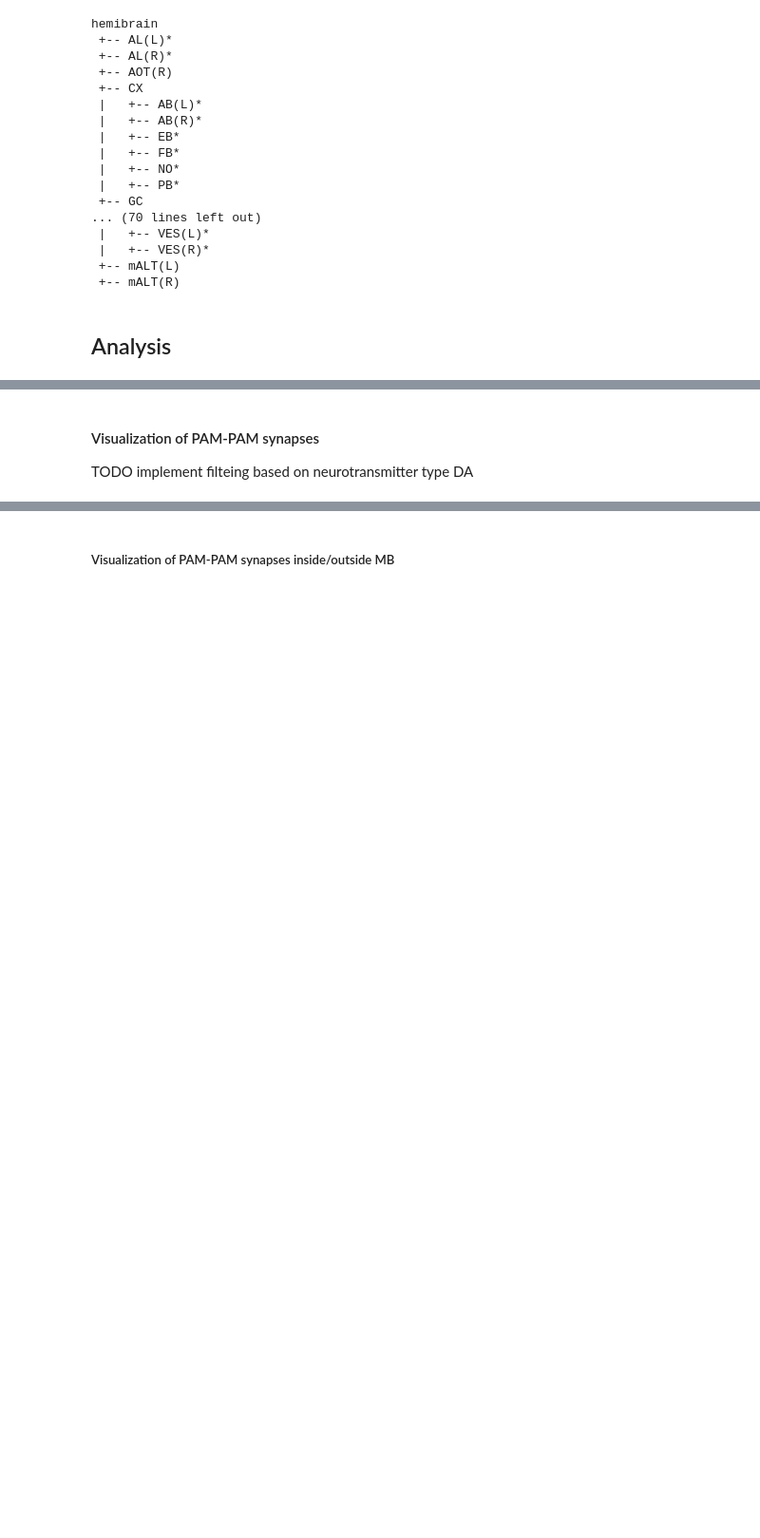
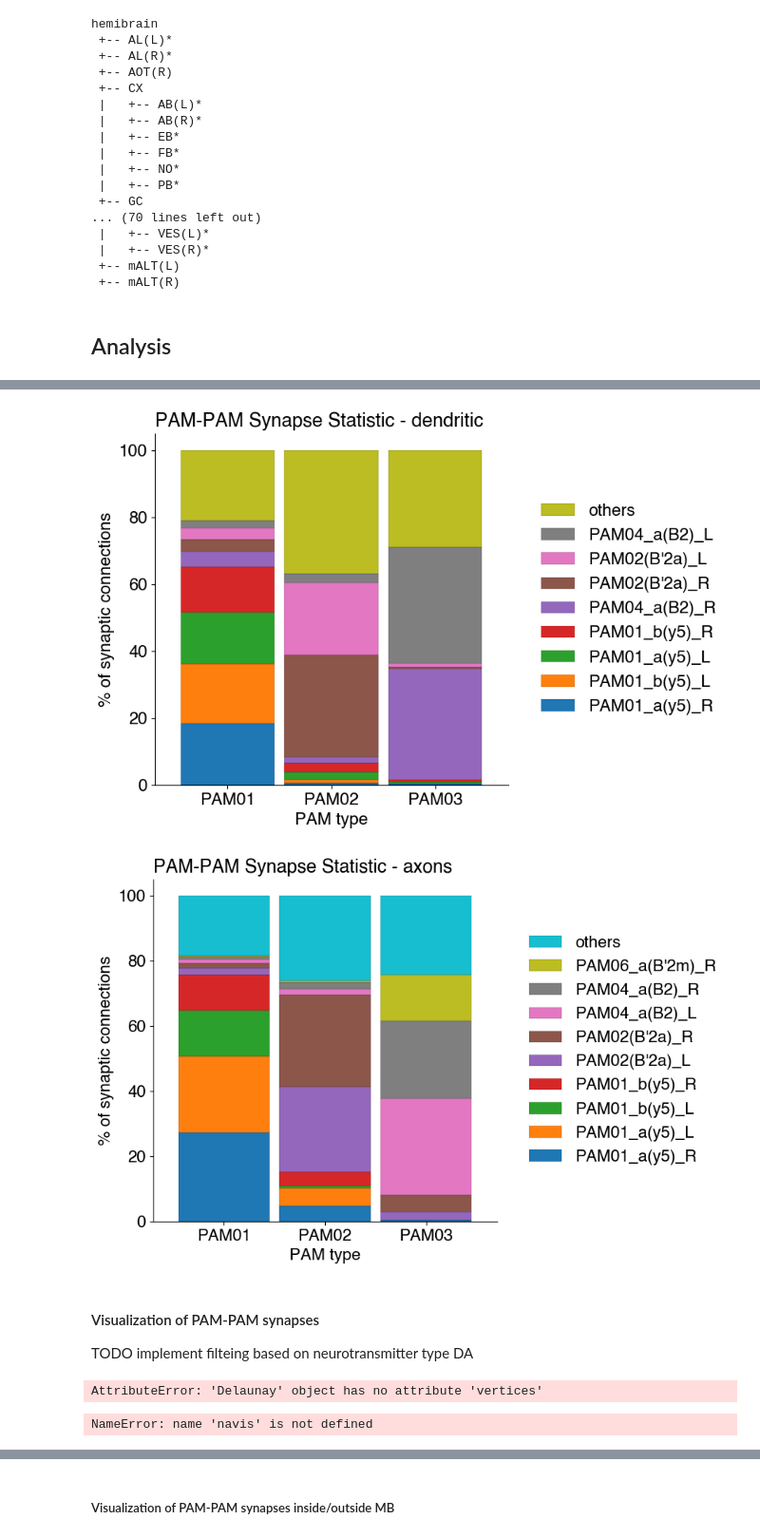
Before and after one commit to owaldlab/2024_DANModulation, a Jupyter notebook: analysis.ipynb, the cells around one changed output, grey strips where cells are left out. Shown at 95% size. Cells and saved outputs as stored; diff of their text form; code cells hidden in the pictures; blank space fills up the shorter version.

Commit message:
Added detailed analysis of synapse partners

```diff
--- a/analysis.ipynb
+++ b/analysis.ipynb
@@ -176,0 +323,28 @@ matrix.hvplot.heatmap(height=600, width=700, xaxis='top').opts(xrotation=60)
+# %%
+### extract weights of dendritic connections of all neuron types in array targets
+def extractUniquePartnerConnectionStrength(targets,type="pre", partnerType="type",connectionType = "dendrites", normalized = True, etc = True, etcTreshhold=0.03):
+    connectionsTable = pd.DataFrame()
+    for target in targets:
+        if connectionType == "dendrites":
+            connections = extractDendritesPerType(target)
+        if connectionType == "axons":
+            connections = extractAxonsPerType(target)
+        targetConnections = collapseConnections(connections, type=type, partnerType=partnerType)
+        targetConnections = targetConnections.rename(columns={'total_weight': target})
+        if connectionsTable.empty:
+            connectionsTable = targetConnections
+        else:
+            connectionsTable = connectionsTable.merge(targetConnections, on=partnerType+'_'+type, how='outer')
+        connectionsTable = connectionsTable.fillna(0)
+        connectionsTable = connectionsTable.set_index(partnerType+'_'+type)
+
+    if etc:
+        threshold = etcTreshhold * connectionsTable.sum().sum()
+        others = connectionsTable[connectionsTable.sum(axis=1) < threshold].sum()
+        connectionsTable = connectionsTable[connectionsTable.sum(axis=1) >= threshold]
+        connectionsTable.loc['others'] = others
+
+    if normalized:
+        connectionsTable = connectionsTable.div(connectionsTable.sum(axis=0), axis=1) * 100
+
+    return connectionsTable
@@ -177,3 +380,23 @@ matrix.hvplot.heatmap(height=600, width=700, xaxis='top').opts(xrotation=60)
+# %%
+def plotPAMStatistic(targets,etcTreshhold=0.03,partnerType="type"):
+    ## extract dendrite connections for PAMs 01-06
+    connectionType="dendrites"
+    type = "pre"
+    visualizeSynapseConnectionTable(extractUniquePartnerConnectionStrength(targets,connectionType=connectionType,type=type,partnerType=partnerType,etcTreshhold=etcTreshhold),xLabel="PAM type",yLabel="% of synaptic connections",titleSuffix=" - dendritic")
+
+    ## extract axon connections
+    connectionType="axons"
+    type = "post"
+    visualizeSynapseConnectionTable(extractUniquePartnerConnectionStrength(targets,connectionType=connectionType,type=type,partnerType=partnerType,etcTreshhold=etcTreshhold),xLabel="PAM type",yLabel="% of synaptic connections",titleSuffix=" - axons")
+# %%
+
+targets = ["PAM01", "PAM02", "PAM03"]
+partnerType = "instance" ## instance, type, bodyId
+treshhold= 0.03
+plotPAMStatistic(targets,partnerType=partnerType,etcTreshhold=treshhold)
+# %% [output]
+[figure, added]
+[figure, added]
 # %% [markdown]
 #### Visualization of PAM-PAM synapses
 TODO implement filteing based on neurotransmitter type DA
@@ -179,0 +414,19 @@ TODO implement filteing based on neurotransmitter type DA
+# %%
+#fetch mesh for mushroombody..
+mb_mesh = neu.fetch_roi('MB')
+mb_mesh.color = (.9, .9, .9, .75) #,(.9, .9, .9, .05)
+
+
+# Generate 2D outlines for roi
+def get_outlines(roi, view = 'xz'):
+    roi2d = np.array(roi.to_2d(alpha = 2,view = view))
+    roi_outlines = np.append(roi2d, np.repeat(roi.center[2], roi2d.shape[0]).reshape(roi2d.shape[0], 1), axis=1)
+    return roi_outlines
+
+mb_outlines = get_outlines(mb_mesh)
+# %% [output]
+AttributeError: 'Delaunay' object has no attribute 'vertices'
+# %%
+fig, ax = navis.plot2d([mb_outlines],method='2d', view=('x','-z'), connectors=True, color = 'black', linewidth=2, alpha = 0.5)
+# %% [output]
+NameError: name 'navis' is not defined
```
Also changed, not shown: parts of 29 cells of this notebook, 4 other files.
